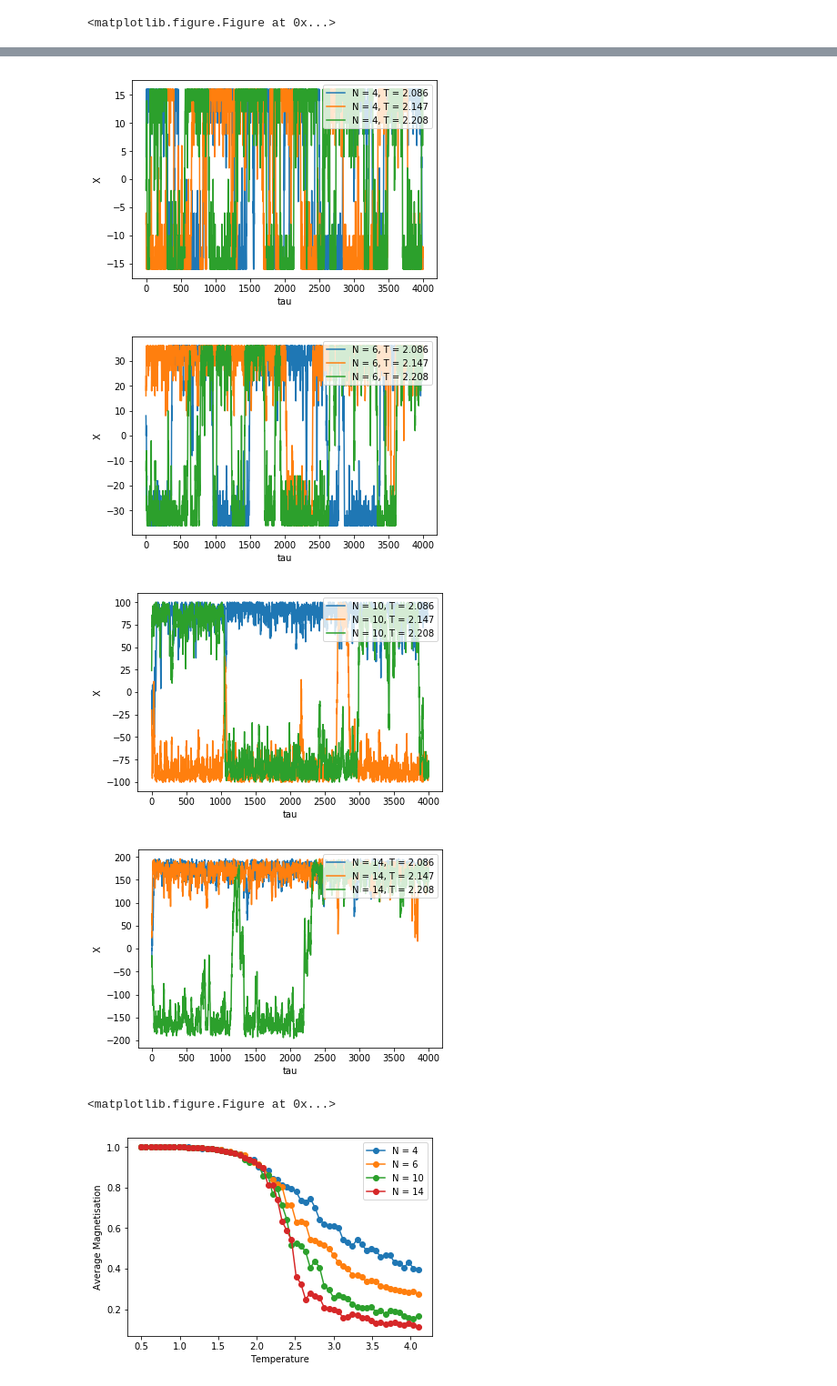
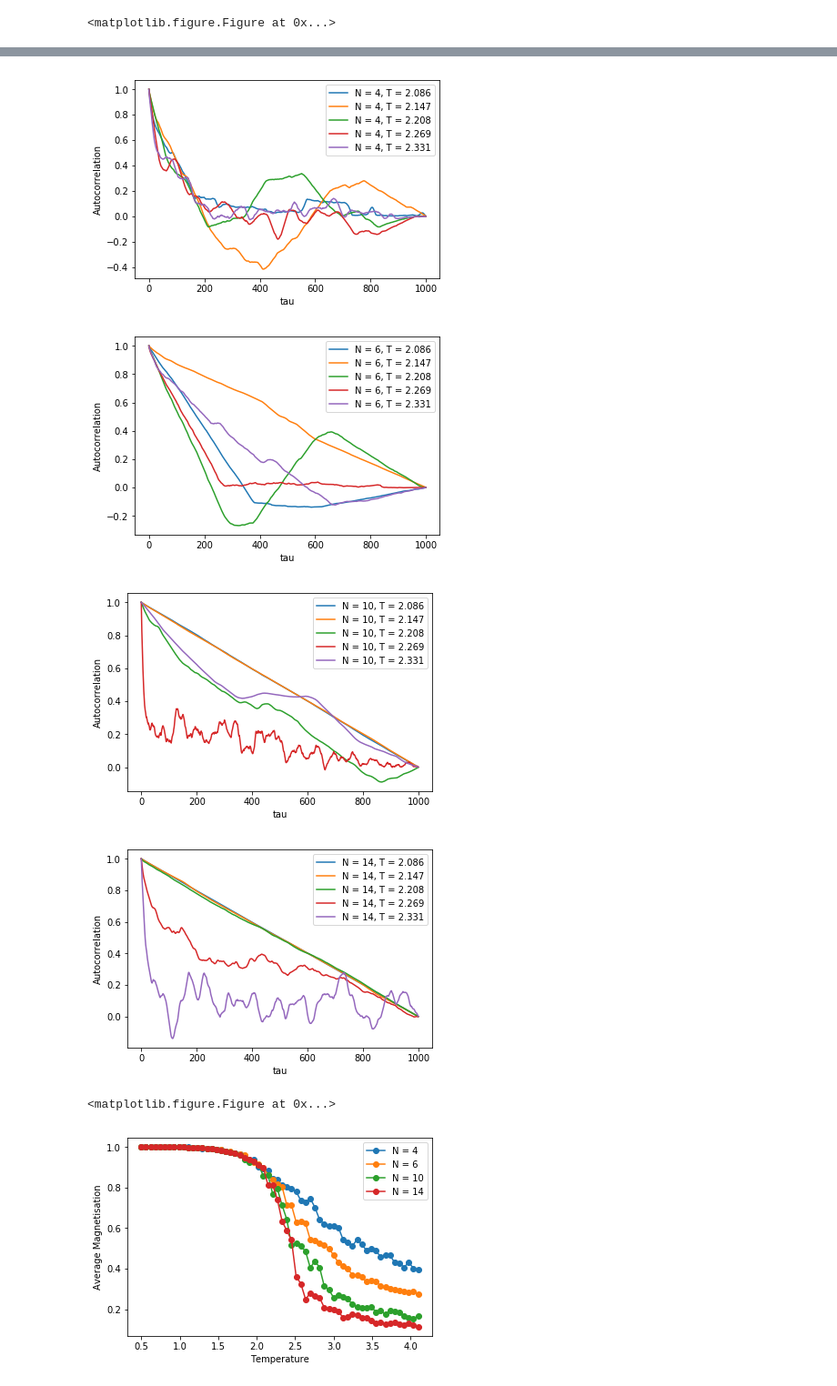
Before and after one commit to dovinhanhnguyen/Part_II_Computational_Exercises, a Jupyter notebook: project/project-dvan2.ipynb, the cells around one changed output, grey strips where cells are left out. Shown at 91% size. Saved outputs shown, nothing was run; the diff lists cells and outputs as text; code cells hidden in the pictures.

Commit message:
Autocorrelatio works

```diff
--- a/project/project-dvan2.ipynb
+++ b/project/project-dvan2.ipynb
@@ -124,7 +124,16 @@ def calculate_autocovariation(data, N_range, T_range, no_of_sweeps, no_of_equili
 
     for N_index in range(len(N_range)):
         for T_index in range(len(T_range)):
-            pass
+            ave = np.sum(data[N_index,T_index,:])/no_of_sampling_sweeps
+            for tau in range(no_of_sampling_sweeps):
+                autocorr = 0.0
+                for i in range(no_of_equilibrating_sweeps,no_of_sweeps-tau):
+                    autocorr += (data[N_index,T_index,i]-ave)*(data[N_index,T_index,i+tau]-ave)
+                autocovariation[N_index,T_index,tau] = autocorr
+            if autocovariation[N_index,T_index,0] == 0:
+                autocovariation[N_index,T_index,:] = np.ones(no_of_sampling_sweeps)
+            else:
+                autocovariation[N_index,T_index,:] = autocovariation[N_index,T_index,:]/autocovariation[N_index,T_index,0]
 
     return autocovariation
 # %%
@@ -192,16 +183,15 @@ magnetisation_autocovariance = calculate_autocovariation(magnetisation,Ns,Ts,swe
 # %%
 # Plot autocovariance of total magnetisation
 N_indices = range(len(Ns))
-T_indices = range(26,29)
-'''startpt = 1
+T_indices = range(26,31)
+startpt = 0
 stoppt = sweeps-equilibrating_sweeps
-plot_time_series(np.abs(magnetisation_autocovariance),Ns,N_indices,Ts,T_indices,startpt,stoppt,'tau','Autocorrelation')'''
-plot_time_series(magnetisation,Ns,N_indices,Ts,T_indices,startpt,stoppt,'tau','X')
+plot_time_series(magnetisation_autocovariance,Ns,N_indices,Ts,T_indices,startpt,stoppt,'tau','Autocorrelation')
 # %% [output]
-[figure, old version]
+[figure, new version]
-[figure, old version]
+[figure, new version]
-[figure, old version]
+[figure, new version]
-[figure, old version]
+[figure, new version]
 <matplotlib.figure.Figure at 0x...>
 # %%
 # Calculate thermodynamic variables
```
Also changed, not shown: parts of 1 cell of this notebook, 5 other files.
